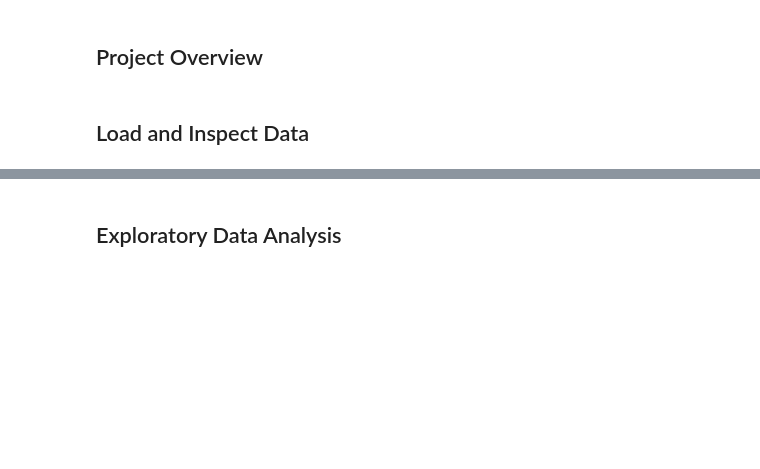
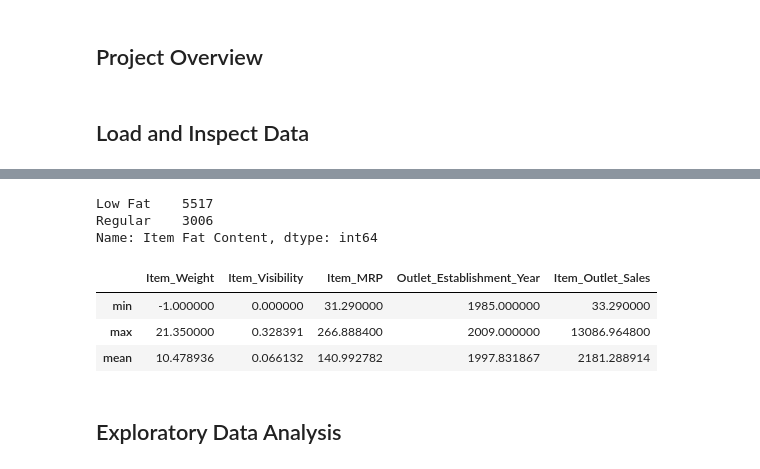
Before and after one commit to FoxEW/-Prediction-of-Product-Sales, a Jupyter notebook: Prediction_of_Product_Sales.ipynb, the cells around one changed output, grey strips where cells are left out. Saved outputs shown, nothing was run; the diff lists cells and outputs as text; code cells hidden in the pictures; blank space fills up the shorter version.

```diff
--- a/Prediction_of_Product_Sales.ipynb
+++ b/Prediction_of_Product_Sales.ipynb
@@ -11,0 +106,14 @@
+# %%
+# 5) Address the missing values by using a placeholder value.
+import pandas as  pd
+import numpy as np
+
+df_sales_clean = df_sales
+
+cat_cols=df_sales_clean.select_dtypes('object').columns
+cat_cols
+df_sales_clean[cat_cols]=df_sales_clean[cat_cols].fillna('MISSING')
+
+num_cols=df_sales_clean.select_dtypes(np.number).columns
+num_cols
+df_sales_clean[num_cols]=df_sales_clean[num_cols].fillna(-1)
@@ -12,3 +165,21 @@
+# %%
+# ... Cleanup example
+rename_dict={"LF":"Low Fat", "low fat":"Low Fat", "reg":"Regular"}
+df_sales_clean["Item Fat Content"]=df_sales_clean["Item_Fat_Content"].replace(rename_dict)
+# ... Cleanup check
+df_sales_clean["Item Fat Content"].value_counts()
+# %% [output]
+Low Fat    5517
+Regular    3006
+Name: Item Fat Content, dtype: int64
+# %%
+# 8) For any numerical columns, obtain the summary statistics of each (min, max, mean)
+df_sales_clean.describe(include=[np.number]).loc[["min", "max", "mean"]]
+# %% [output]
+|  | Item_Weight | Item_Visibility | Item_MRP | Outlet_Establishment_Year | Item_Outlet_Sales |
+| min | -1.000000 | 0.000000 | 31.290000 | 1985.000000 | 33.290000 |
+| max | 21.350000 | 0.328391 | 266.888400 | 2009.000000 | 13086.964800 |
+| mean | 10.478936 | 0.066132 | 140.992782 | 1997.831867 | 2181.288914 |
 # %% [markdown]
 ## Exploratory Data Analysis
 # %% [markdown]
```
Also changed, not shown: parts of 14 cells of this notebook.
